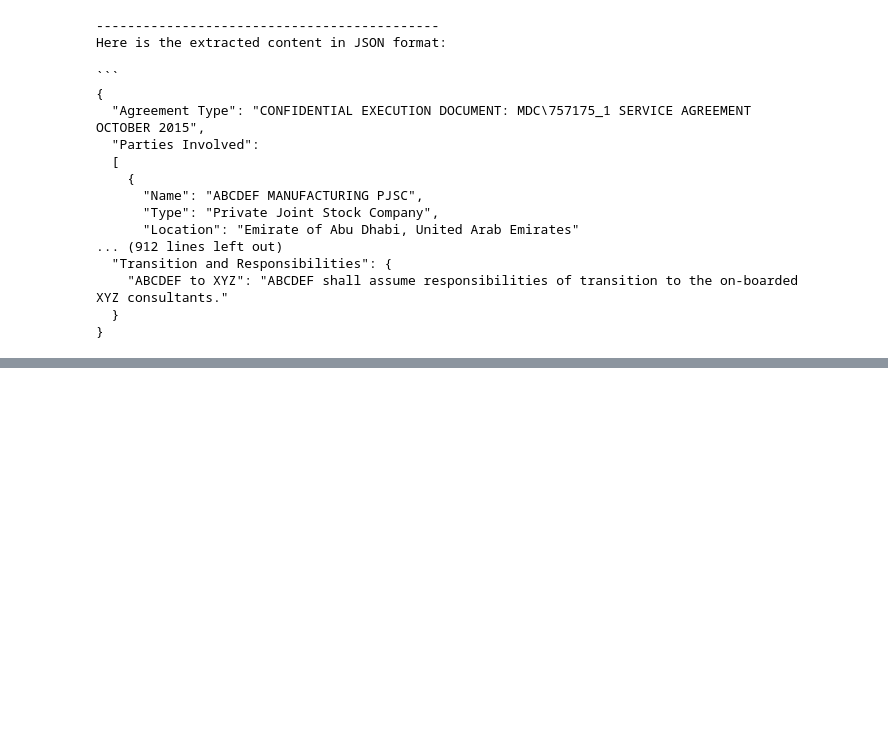
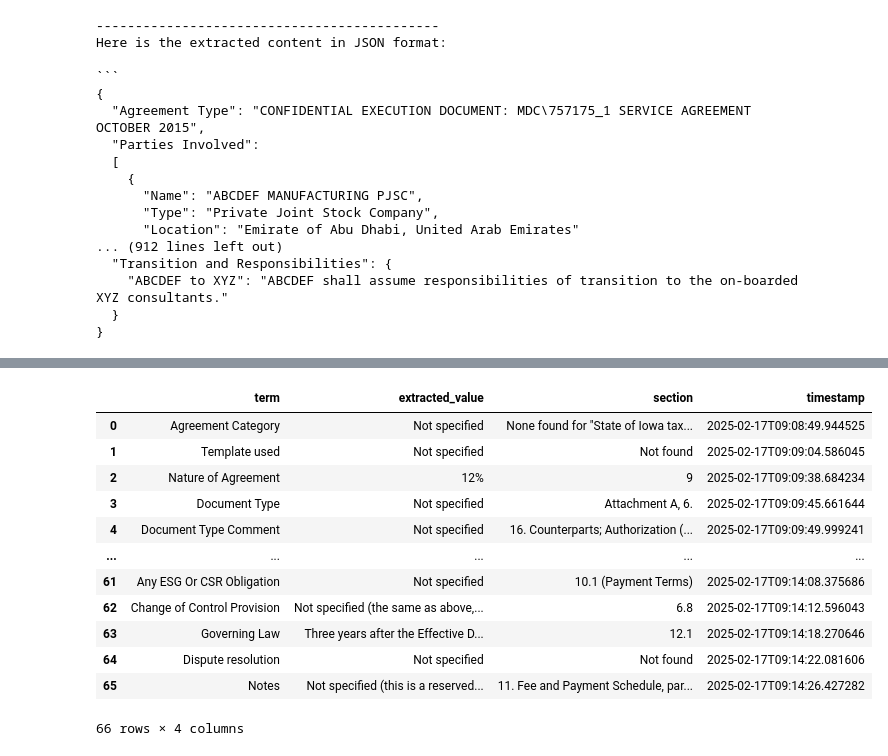
Before and after one commit to MuthuAjay/contracts_v2, a Jupyter notebook: agreements.ipynb, the cells around one changed output, grey strips where cells are left out. Saved outputs shown, nothing was run; the diff lists cells and outputs as text; code cells hidden in the pictures; blank space fills up the shorter version.

```diff
--- a/agreements.ipynb
+++ b/agreements.ipynb
@@ -865,0 +1358,5 @@ final_result
+# %%
+from backend.contract_analyzer.agents.template.extract_information import ExtractionProcessor
+
+
+ext_proc = ExtractionProcessor()
@@ -865,0 +1379,16 @@ final_result
+# %%
+ext_proc.export_results(format="dataframe")
+# %% [output]
+|  | term | extracted_value | section | timestamp |
+| 0 | Agreement Category | Not specified | None found for "State of Iowa tax... | 2025-02-17T09:08:49.944525 |
+| 1 | Template used | Not specified | Not found | 2025-02-17T09:09:04.586045 |
+| 2 | Nature of Agreement | 12% | 9 | 2025-02-17T09:09:38.684234 |
+| 3 | Document Type | Not specified | Attachment A, 6. | 2025-02-17T09:09:45.661644 |
+| 4 | Document Type Comment | Not specified | 16. Counterparts; Authorization (... | 2025-02-17T09:09:49.999241 |
+| ... | ... | ... | ... | ... |
+| 61 | Any ESG Or CSR Obligation | Not specified | 10.1 (Payment Terms) | 2025-02-17T09:14:08.375686 |
+| 62 | Change of Control Provision | Not specified (the same as above,... | 6.8 | 2025-02-17T09:14:12.596043 |
+| 63 | Governing Law | Three years after the Effective D... | 12.1 | 2025-02-17T09:14:18.270646 |
+| 64 | Dispute resolution | Not specified | Not found | 2025-02-17T09:14:22.081606 |
+| 65 | Notes | Not specified (this is a reserved... | 11. Fee and Payment Schedule, par... | 2025-02-17T09:14:26.427282 |
+66 rows × 4 columns
```
Also changed, not shown: parts of 43 cells of this notebook, 10 other files.
